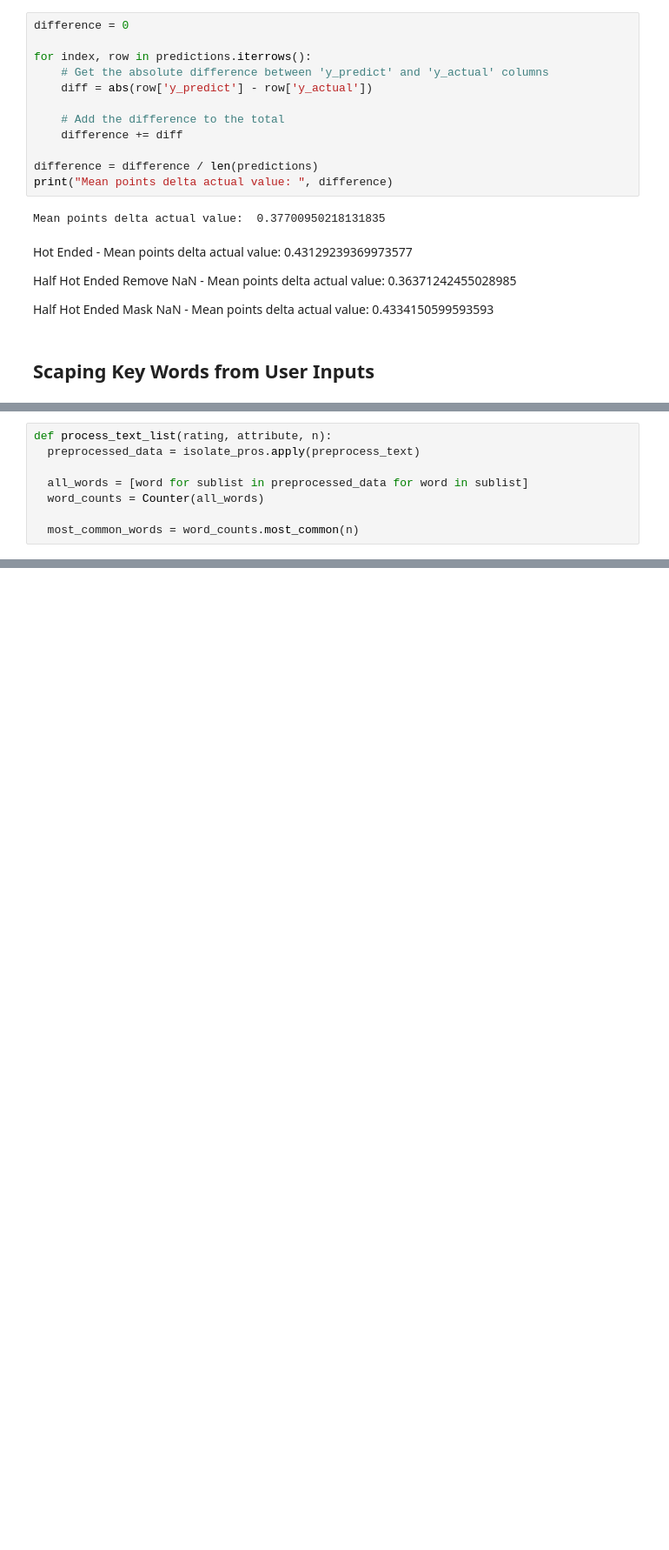
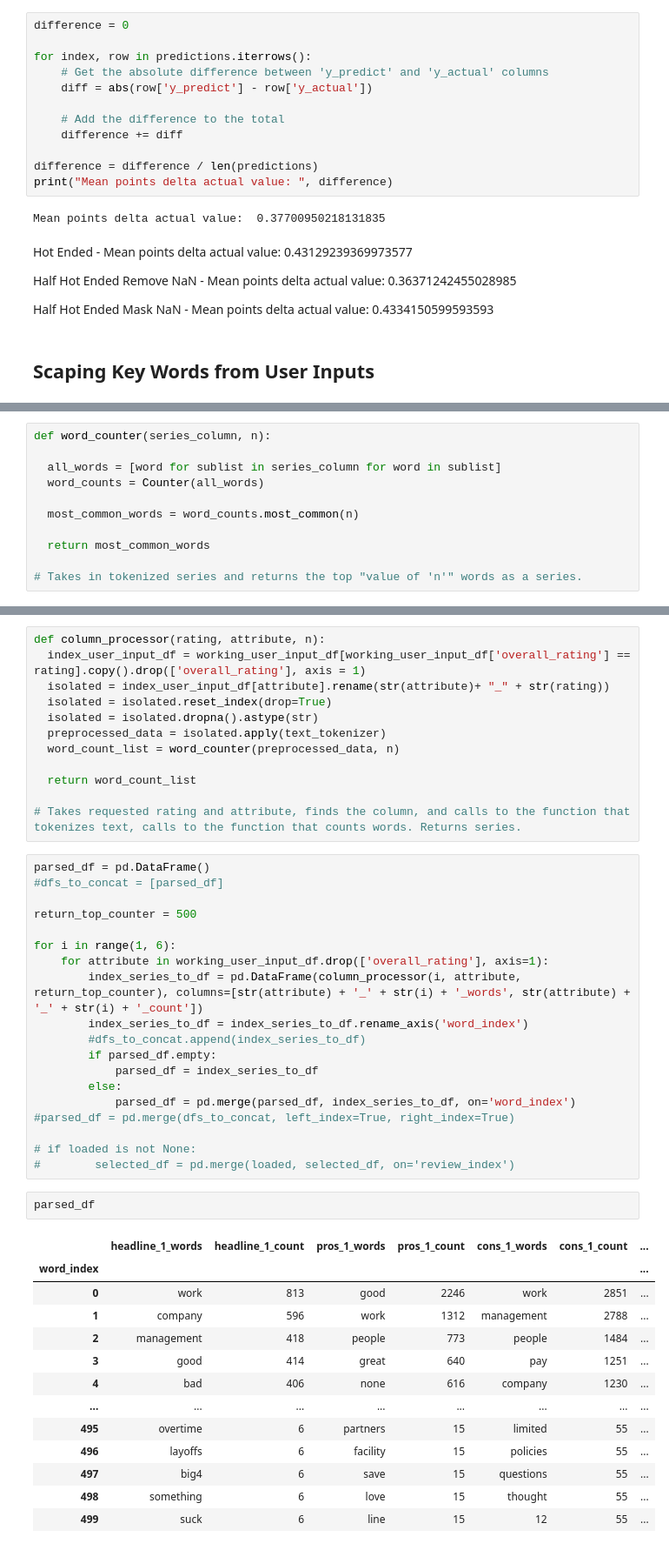
Before and after one commit to mlister3/job_satisfaction_neural_network, a Jupyter notebook: neural_network_predicting_job_happiness.ipynb, the cells around one changed output, grey strips where cells are left out. Shown at 87% size. Saved outputs shown, nothing was run; the diff lists cells and outputs as text; blank space fills up the shorter version.

Commit message:
Processing words to make a top 500 words for each rating and attribute

```diff
--- a/neural_network_predicting_job_happiness.ipynb
+++ b/neural_network_predicting_job_happiness.ipynb
@@ -496,8 +483,11 @@ def preprocess_text(text):
 # %%
-def process_text_list(rating, attribute, n):
-  preprocessed_data = isolate_pros.apply(preprocess_text)
+def word_counter(series_column, n):
 
-  all_words = [word for sublist in preprocessed_data for word in sublist]
+  all_words = [word for sublist in series_column for word in sublist]
   word_counts = Counter(all_words)
 
   most_common_words = word_counts.most_common(n)
+
+  return most_common_words
+
+# Takes in tokenized series and returns the top "value of 'n'" words as a series.
@@ -541,0 +494,47 @@ supportive : 2889
+# %%
+def column_processor(rating, attribute, n):
+  index_user_input_df = working_user_input_df[working_user_input_df['overall_rating'] == rating].copy().drop(['overall_rating'], axis = 1)
+  isolated = index_user_input_df[attribute].rename(str(attribute)+ "_" + str(rating))
+  isolated = isolated.reset_index(drop=True)
+  isolated = isolated.dropna().astype(str)
+  preprocessed_data = isolated.apply(text_tokenizer)
+  word_count_list = word_counter(preprocessed_data, n)
+
+  return word_count_list
+
+# Takes requested rating and attribute, finds the column, and calls to the function that tokenizes text, calls to the function that counts words. Returns series.
+# %%
+parsed_df = pd.DataFrame()
+#dfs_to_concat = [parsed_df]
+
+return_top_counter = 500
+
+for i in range(1, 6):
+    for attribute in working_user_input_df.drop(['overall_rating'], axis=1):
+        index_series_to_df = pd.DataFrame(column_processor(i, attribute, return_top_counter), columns=[str(attribute) + '_' + str(i) + '_words', str(attribute) + '_' + str(i) + '_count'])
+        index_series_to_df = index_series_to_df.rename_axis('word_index')
+        #dfs_to_concat.append(index_series_to_df)
+        if parsed_df.empty:
+            parsed_df = index_series_to_df
+        else:
+            parsed_df = pd.merge(parsed_df, index_series_to_df, on='word_index')
+#parsed_df = pd.merge(dfs_to_concat, left_index=True, right_index=True)
+
+# if loaded is not None:
+#        selected_df = pd.merge(loaded, selected_df, on='review_index')
+# %%
+parsed_df
+# %% [output]
+|  | headline_1_words | headline_1_count | pros_1_words | pros_1_count | cons_1_words | cons_1_count | ... |
+| word_index |  |  |  |  |  |  | ... |
+| 0 | work | 813 | good | 2246 | work | 2851 | ... |
+| 1 | company | 596 | work | 1312 | management | 2788 | ... |
+| 2 | management | 418 | people | 773 | people | 1484 | ... |
+| 3 | good | 414 | great | 640 | pay | 1251 | ... |
+| 4 | bad | 406 | none | 616 | company | 1230 | ... |
+| ... | ... | ... | ... | ... | ... | ... | ... |
+| 495 | overtime | 6 | partners | 15 | limited | 55 | ... |
+| 496 | layoffs | 6 | facility | 15 | policies | 55 | ... |
+| 497 | big4 | 6 | save | 15 | questions | 55 | ... |
+| 498 | something | 6 | love | 15 | thought | 55 | ... |
+| 499 | suck | 6 | line | 15 | 12 | 55 | ... |
```
Also changed, not shown: parts of 7 cells of this notebook.
